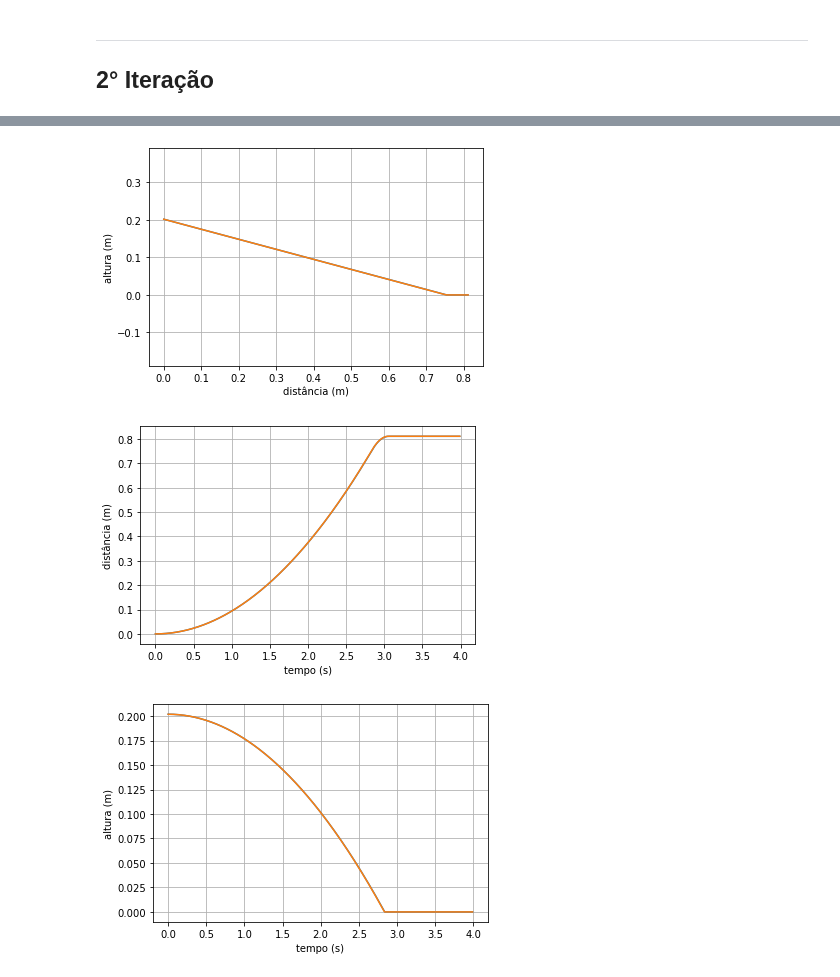
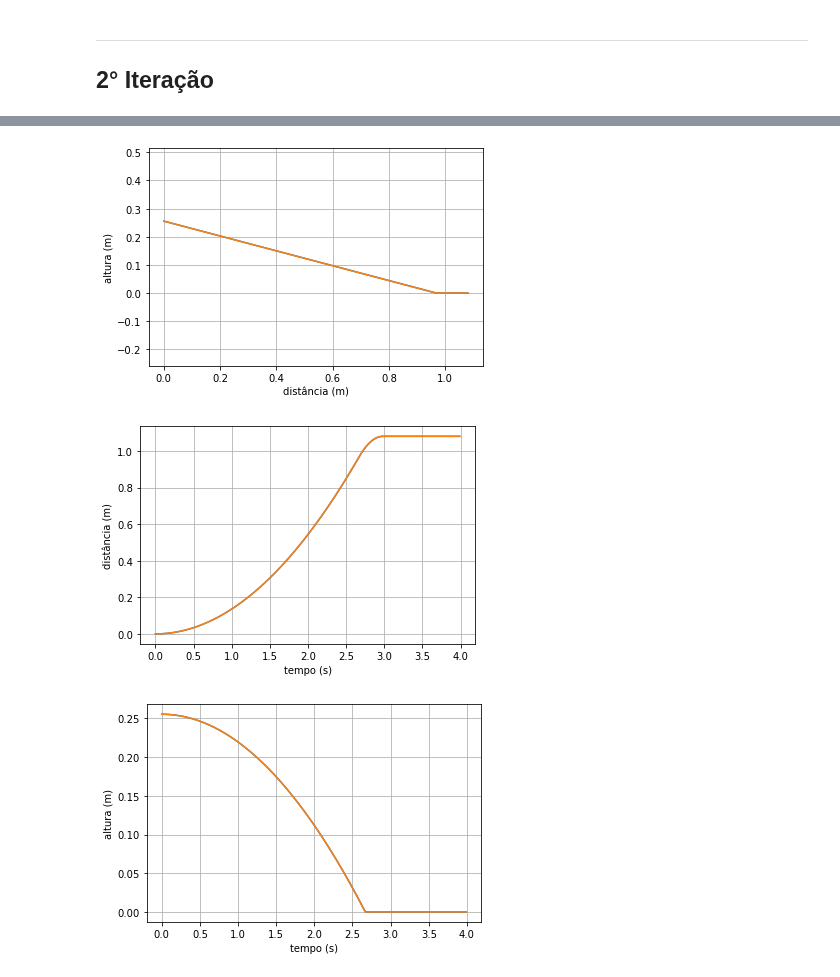
Before and after one commit to pedroivoal/Modsim-P3, a Jupyter notebook: Implementação/modelo.ipynb, the cells around one changed output, grey strips where cells are left out. Drawn from its saved outputs; the diff is of its cells as text; code cells hidden in the pictures.

```diff
--- a/Implementação/modelo.ipynb
+++ b/Implementação/modelo.ipynb
@@ -81,16 +78,16 @@ def modelo1 (X, t, angle):
 L_t = np.arange(0, 4, 0.01)
 
 # Condições iniciais
-angle = 15
-x0 = [0, 0.78*sin(radians(angle)), 0, 0]
+angle = 14.8
+x0 = [0, 1*sin(radians(angle)), 0, 0]
 
 # Resolução numérica
-x = odeint(modelo1, x0, L_t, args = (angle,))
-listx = x[:,0]
-listy = x[:,1]
+x1 = odeint(modelo1, x0, L_t, args = (angle,))
+L_x1 = x1[:,0]
+L_y1 = x1[:,1]
 
 
-plt.plot(listx, listy)
+plt.plot(L_x1, L_y1)
 plt.axis('equal')
 plt.title('')
 plt.xlabel('distância (m)')
@@ -99,14 +96,14 @@ plt.grid(True)
 plt.show()
 print()
 
-plt.plot(L_t, listx)
+plt.plot(L_t, L_x1)
 plt.title('')
 plt.xlabel('tempo (s)')
 plt.ylabel('distância (m)')
 plt.grid(True)
 plt.show()
 
-plt.plot(L_t, listy)
+plt.plot(L_t, L_y1)
 plt.title('')
 plt.xlabel('tempo (s)')
 plt.ylabel('altura (m)')
@@ -155,13 +148,12 @@ def modelo2 (X, t, angle):
         return [dxdt, dydt, dvxdt, dvydt]
 # %%
 # Resolução numérica
-v = odeint(modelo2, x0, L_t, args = (angle,))
-listxv = v[:,0]
-listyv = v[:,1]
+x2 = odeint(modelo2, x0, L_t, args = (angle,))
+L_x2 = x2[:,0]
+L_y2 = x2[:,1]
 
 
-plt.plot(listxv, listyv)
-plt.plot(listx, listy)
+plt.plot(L_x2, L_y2)
 plt.axis('equal')
 plt.title('')
 plt.xlabel('distância (m)')
@@ -170,16 +162,14 @@ plt.grid(True)
 plt.show()
 print()
 
-plt.plot(L_t, listxv)
-plt.plot(L_t, listx)
+plt.plot(L_t, L_x2)
 plt.title('')
 plt.xlabel('tempo (s)')
 plt.ylabel('distância (m)')
 plt.grid(True)
 plt.show()
 
-plt.plot(L_t, listyv)
-plt.plot(L_t, listy)
+plt.plot(L_t, L_y2)
 plt.title('')
 plt.xlabel('tempo (s)')
 plt.ylabel('altura (m)')
@@ -188,30 +182,30 @@ plt.show()
 # %%
-plt.plot(listxv, listyv)
-plt.plot(listx, listy)
+plt.plot(L_x1, L_y1)
+plt.plot(L_x2, L_y2)
 plt.axis('equal')
 plt.title('')
 plt.xlabel('distância (m)')
 plt.ylabel('altura (m)')
 plt.grid(True)
 plt.show()
 print()
 
-plt.plot(L_t, listxv)
-plt.plot(L_t, listx)
+plt.plot(L_t, L_x1)
+plt.plot(L_t, L_x2)
 plt.title('')
 plt.xlabel('tempo (s)')
 plt.ylabel('distância (m)')
 plt.grid(True)
 plt.show()
 
-plt.plot(L_t, listyv)
-plt.plot(L_t, listy)
+plt.plot(L_t, L_y1)
+plt.plot(L_t, L_y2)
 plt.title('')
 plt.xlabel('tempo (s)')
 plt.ylabel('altura (m)')
 plt.grid(True)
 plt.show()
 # %% [output]
-[figure, old version]
+[figure, new version]
-[figure, old version]
+[figure, new version]
-[figure, old version]
+[figure, new version]
```
Also changed, not shown: parts of 6 cells of this notebook.
